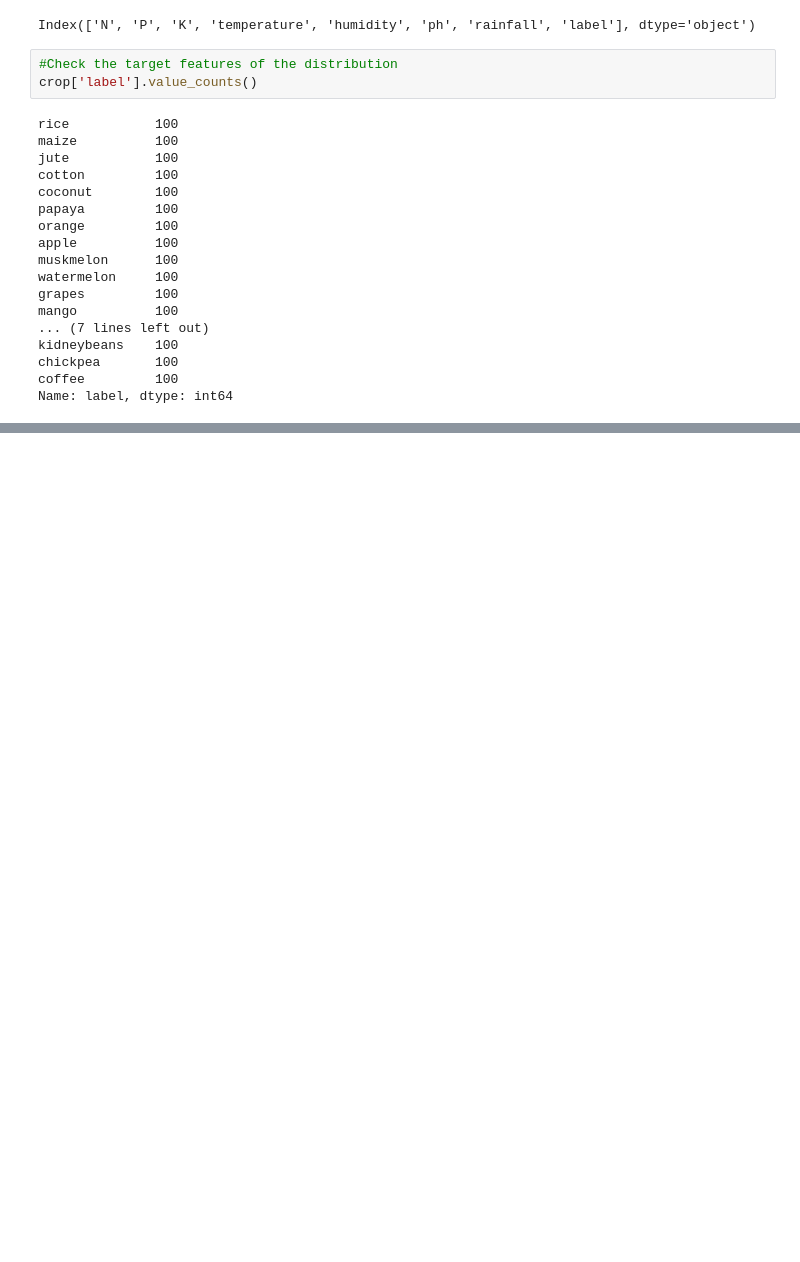
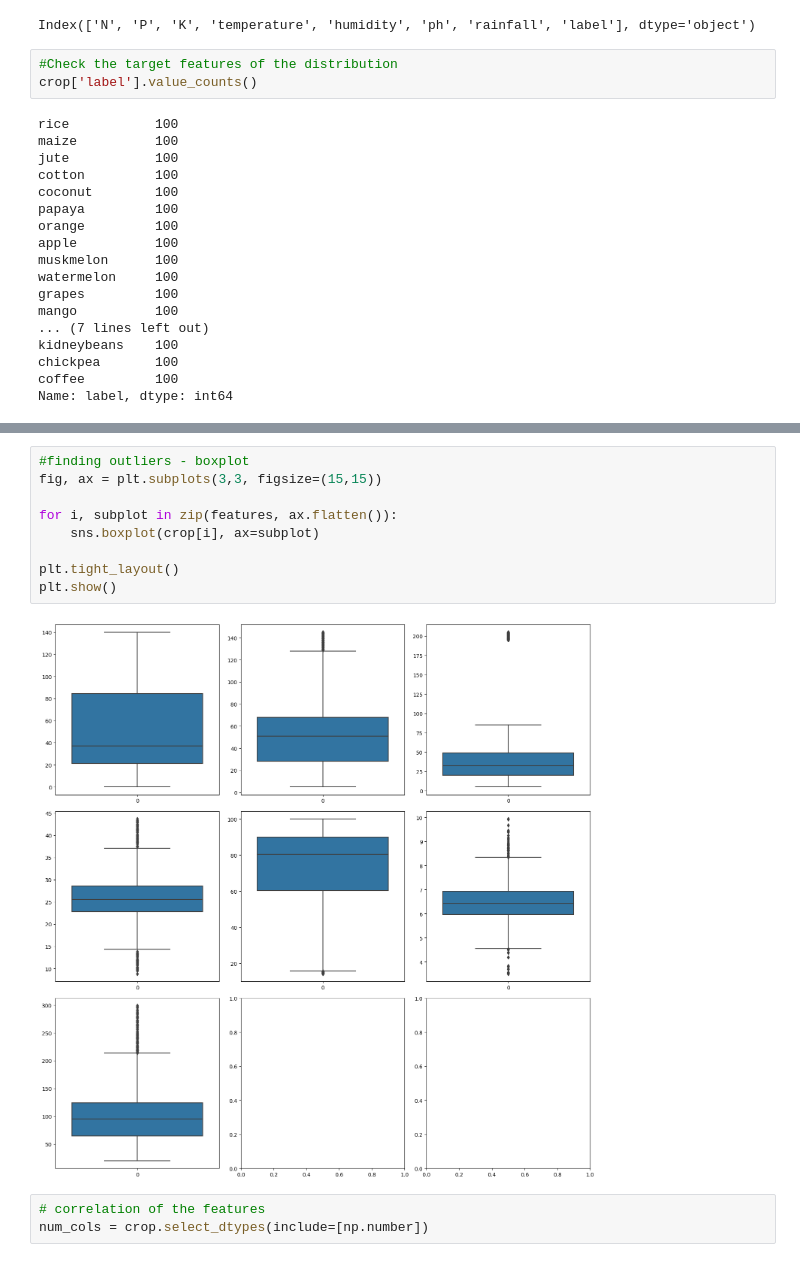
Before and after one commit to Shubhraweb89/Crop_Fertilizer_RS, a Jupyter notebook: crop.ipynb, the cells around one changed output, grey strips where cells are left out. Saved outputs shown, nothing was run; the diff lists cells and outputs as text; blank space fills up the shorter version.

```diff
--- a/crop.ipynb
+++ b/crop.ipynb
@@ -105,0 +135,14 @@ Name: label, dtype: int64
+# %%
+#finding outliers - boxplot
+fig, ax = plt.subplots(3,3, figsize=(15,15))
+
+for i, subplot in zip(features, ax.flatten()):
+    sns.boxplot(crop[i], ax=subplot)
+
+plt.tight_layout()
+plt.show()
+# %% [output]
+[figure, added]
+# %%
+# correlation of the features
+num_cols = crop.select_dtypes(include=[np.number])
```
Also changed, not shown: parts of 11 cells of this notebook.
